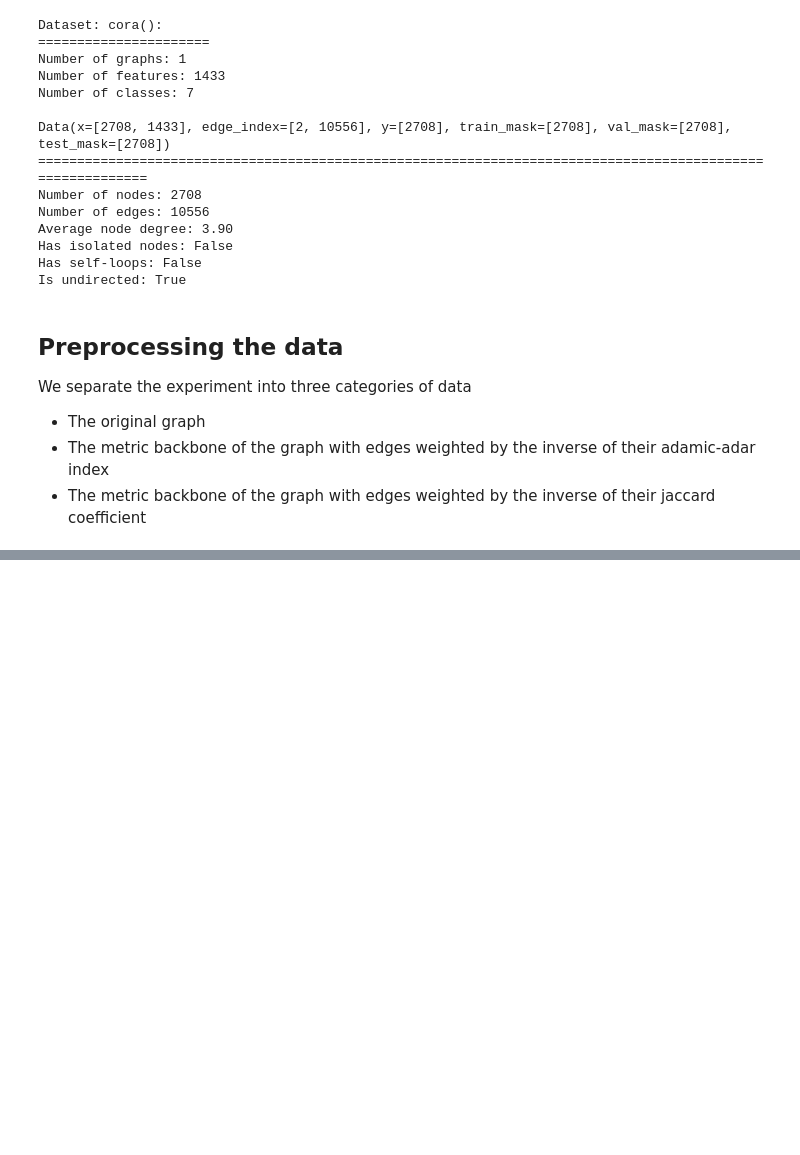
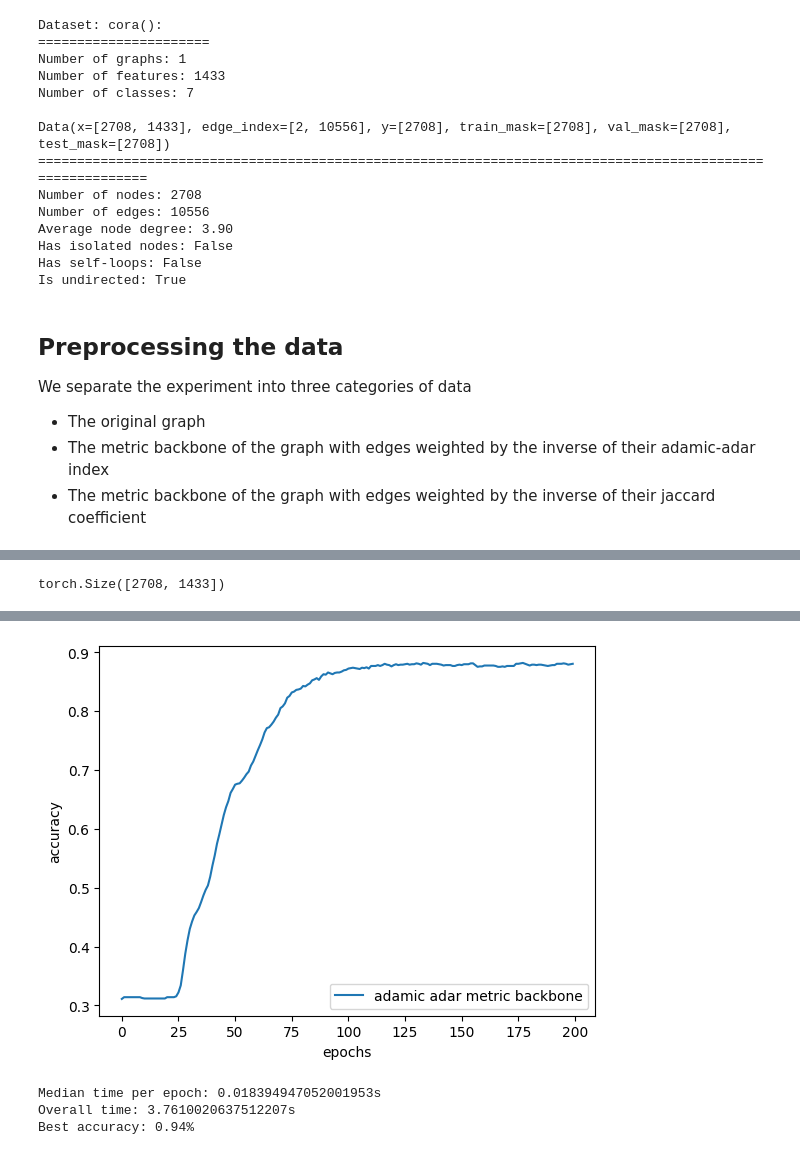
Before and after one commit to YofiY/SparseGCN, a Jupyter notebook: notebooks/cora.ipynb, the cells around one changed output, grey strips where cells are left out. Cells and saved outputs as stored; diff of their text form; code cells hidden in the pictures; blank space fills up the shorter version.

```diff
--- a/notebooks/cora.ipynb
+++ b/notebooks/cora.ipynb
@@ -108,0 +151,21 @@ TypeError: GCN.forward() takes 3 positional arguments but 4 were given
+# %%
+print(f"{dataG.x.shape}")
+# %% [output]
+torch.Size([2708, 1433])
+# %%
+aa_model = GCN(num_features, 16, num_classes).to(device)
+aa_criterion = torch.nn.CrossEntropyLoss()  # Define loss criterion.
+aa_optimizer = torch.optim.Adam(aa_model.parameters(), lr=0.01)  # Define optimizer.
+aa_best_val_acc, aa_accs, aa_median_time_per_epoch, aa_overall_time = eval_model(aa_model, data_AdamicAdar_mb, train_mask, test_mask, aa_optimizer, N_EPOCHS)
+aa_fig, aa_ax = plt.subplots()
+
+aa_ax.plot(range(len(aa_accs)), aa_accs, label='adamic adar metric backbone')
+plt.ylabel('accuracy')
+plt.xlabel('epochs')
+plt.legend()
+plt.show()
+
+print(f"Median time per epoch: {aa_median_time_per_epoch}s")
+print(f"Overall time: {aa_overall_time}s")
+print(f"Best accuracy: {aa_best_val_acc:.2f}%")
+# %% [output]
@@ -108,0 +189,4 @@ TypeError: GCN.forward() takes 3 positional arguments but 4 were given
+[figure, added]
+Median time per epoch: 0.018394947052001953s
+Overall time: 3.7610020637512207s
+Best accuracy: 0.94%
```
Also changed, not shown: parts of 14 cells of this notebook, 1 other file.
